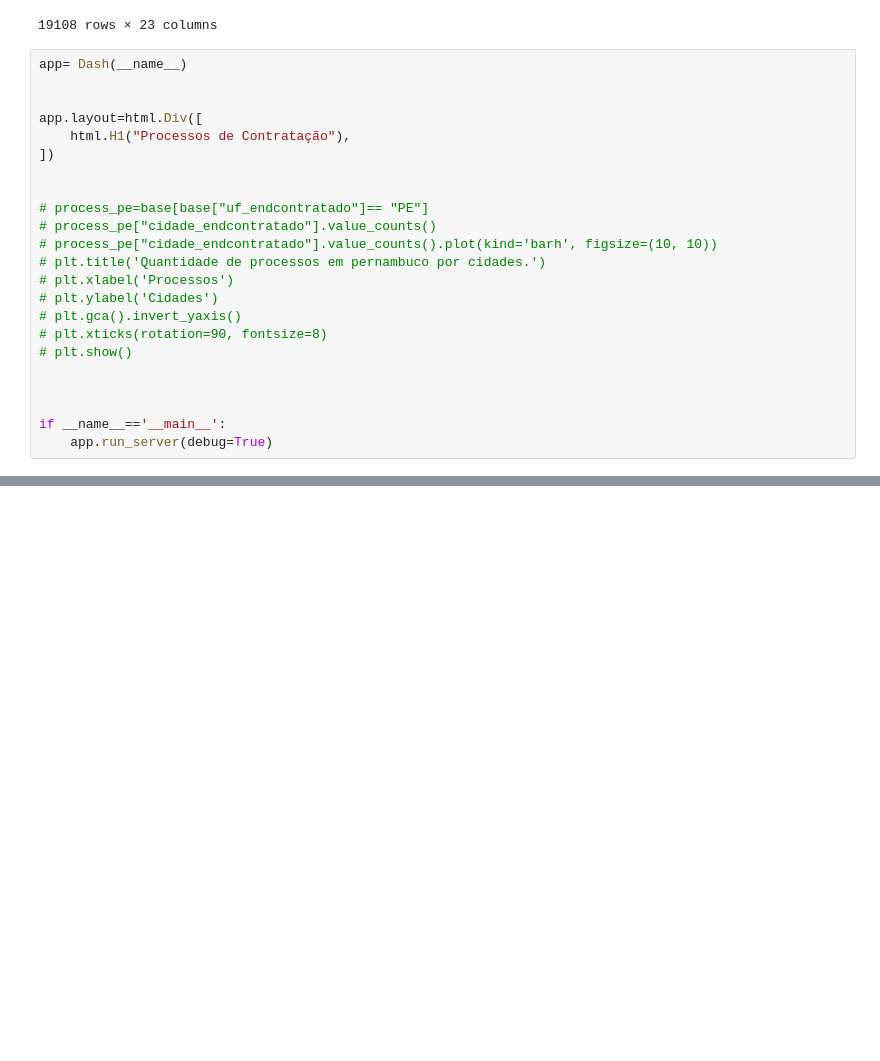
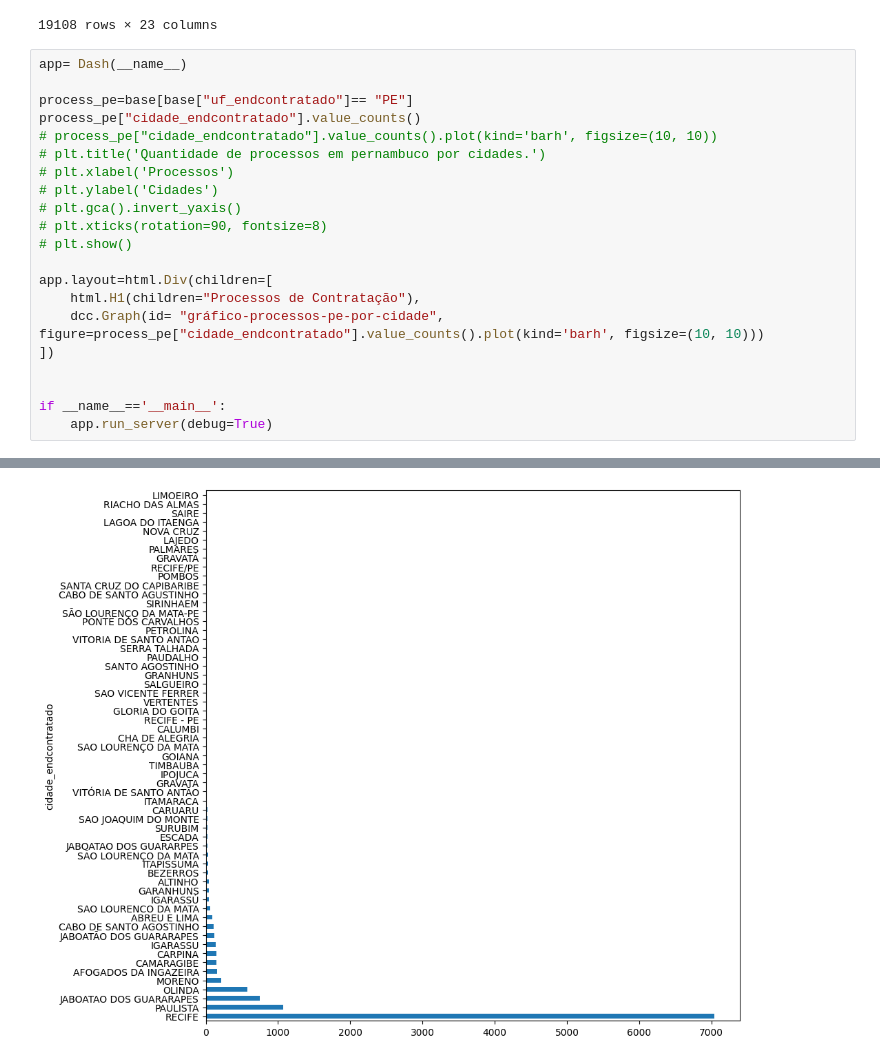
Before and after one commit to dayviddouglas/ciencia_de_dados_licitacoes_prefeitura_do_recife, a Jupyter notebook: dashboard.ipynb, the cells around one changed output, grey strips where cells are left out. Cells and saved outputs as stored; diff of their text form; blank space fills up the shorter version.

```diff
--- a/dashboard.ipynb
+++ b/dashboard.ipynb
@@ -66,25 +66,24 @@ base
 # %%
 app= Dash(__name__)
 
-
-app.layout=html.Div([
-    html.H1("Processos de Contratação"),
-])
-
-
-# process_pe=base[base["uf_endcontratado"]== "PE"]
-# process_pe["cidade_endcontratado"].value_counts()
+process_pe=base[base["uf_endcontratado"]== "PE"]
+process_pe["cidade_endcontratado"].value_counts()
 # process_pe["cidade_endcontratado"].value_counts().plot(kind='barh', figsize=(10, 10))
 # plt.title('Quantidade de processos em pernambuco por cidades.')
 # plt.xlabel('Processos')
 # plt.ylabel('Cidades')
 # plt.gca().invert_yaxis()
 # plt.xticks(rotation=90, fontsize=8)
 # plt.show()
 
+app.layout=html.Div(children=[
+    html.H1(children="Processos de Contratação"),
+    dcc.Graph(id= "gráfico-processos-pe-por-cidade", figure=process_pe["cidade_endcontratado"].value_counts().plot(kind='barh', figsize=(10, 10)))
+])
 
 
 if __name__=='__main__':
     app.run_server(debug=True)
 # %% [output]
 [interactive output not drawn]
+[figure, added]
```
Also changed, not shown: parts of 1 cell of this notebook.
